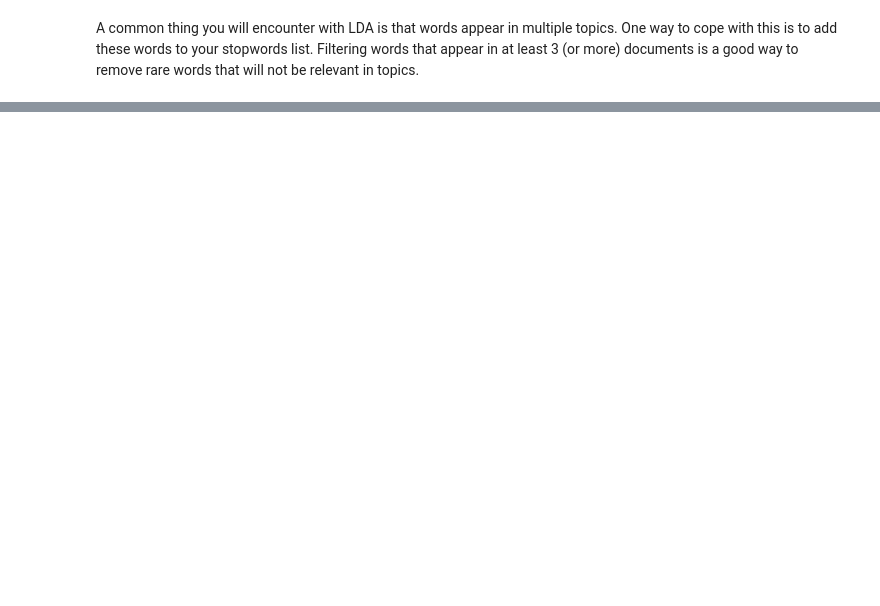
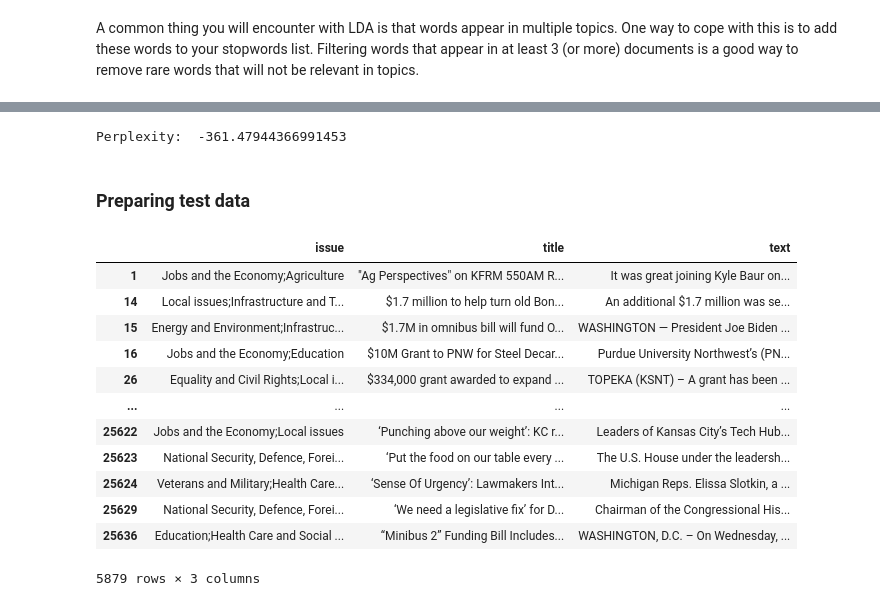
Before and after one commit to qpa-agh/usa_issues_data_mining, a Jupyter notebook: LDA/LDA.ipynb, the cells around one changed output, grey strips where cells are left out. Cells and saved outputs as stored; diff of their text form; code cells hidden in the pictures; blank space fills up the shorter version.

```diff
--- a/LDA/LDA.ipynb
+++ b/LDA/LDA.ipynb
@@ -297,0 +273,25 @@ Filtering words that appear in at least 3 (or more) documents is a good way to r
+# %%
+perplexity = lda_model.log_perplexity(corpus)
+print('Perplexity: ', perplexity)
+# %% [output]
+Perplexity:  -361.47944366991453
+# %% [markdown]
+### Preparing test data
+# %%
+df_cleaned = pd.read_csv("../data/cleaned_merged_all_articles.csv", index_col=0).drop(columns=['representative_name', 'representative_state', 'representative_party', 'representative_committee', 'date'])
+df_multiple_issues = df_cleaned[df_cleaned['issue'].str.contains(';')]
+df_multiple_issues
+# %% [output]
+|  | issue | title | text |
+| 1 | Jobs and the Economy;Agriculture | "Ag Perspectives" on KFRM 550AM R... | It was great joining Kyle Baur on... |
+| 14 | Local issues;Infrastructure and T... | $1.7 million to help turn old Bon... | An additional $1.7 million was se... |
+| 15 | Energy and Environment;Infrastruc... | $1.7M in omnibus bill will fund O... | WASHINGTON — President Joe Biden ... |
+| 16 | Jobs and the Economy;Education | $10M Grant to PNW for Steel Decar... | Purdue University Northwest’s (PN... |
+| 26 | Equality and Civil Rights;Local i... | $334,000 grant awarded to expand ... | TOPEKA (KSNT) – A grant has been ... |
+| ... | ... | ... | ... |
+| 25622 | Jobs and the Economy;Local issues | ‘Punching above our weight’: KC r... | Leaders of Kansas City’s Tech Hub... |
+| 25623 | National Security, Defence, Forei... | ‘Put the food on our table every ... | The U.S. House under the leadersh... |
+| 25624 | Veterans and Military;Health Care... | ‘Sense Of Urgency’: Lawmakers Int... | Michigan Reps. Elissa Slotkin, a ... |
+| 25629 | National Security, Defence, Forei... | ‘We need a legislative fix’ for D... | Chairman of the Congressional His... |
+| 25636 | Education;Health Care and Social ... | “Minibus 2” Funding Bill Includes... | WASHINGTON, D.C. – On Wednesday, ... |
+5879 rows × 3 columns
```
Also changed, not shown: parts of 26 cells of this notebook, 17 other files.
